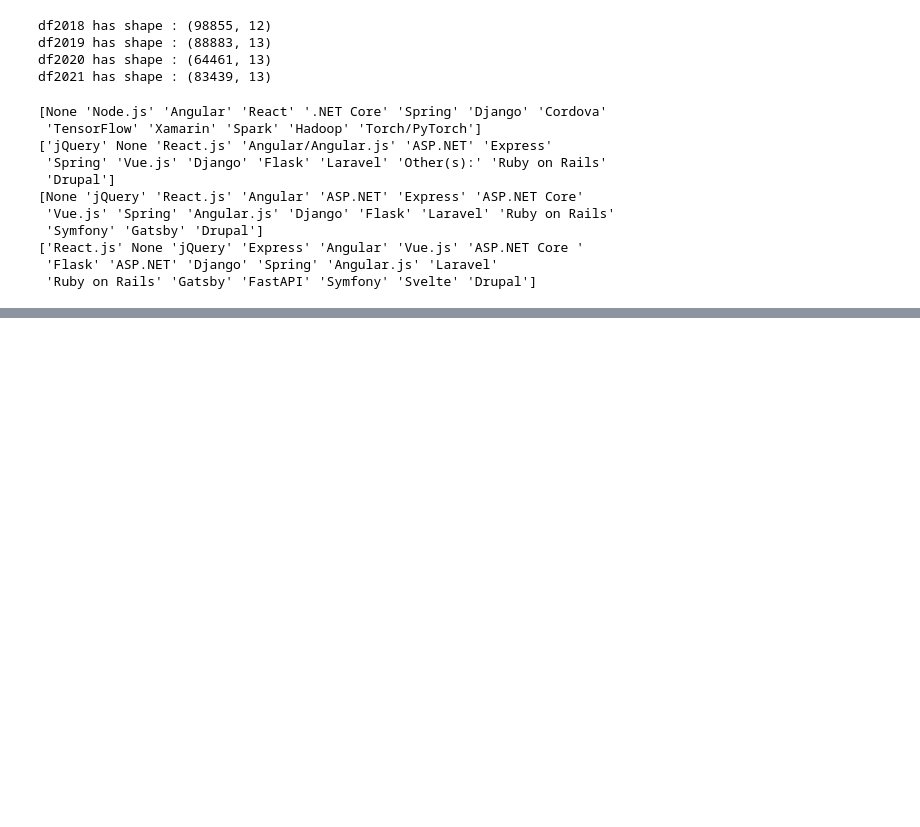
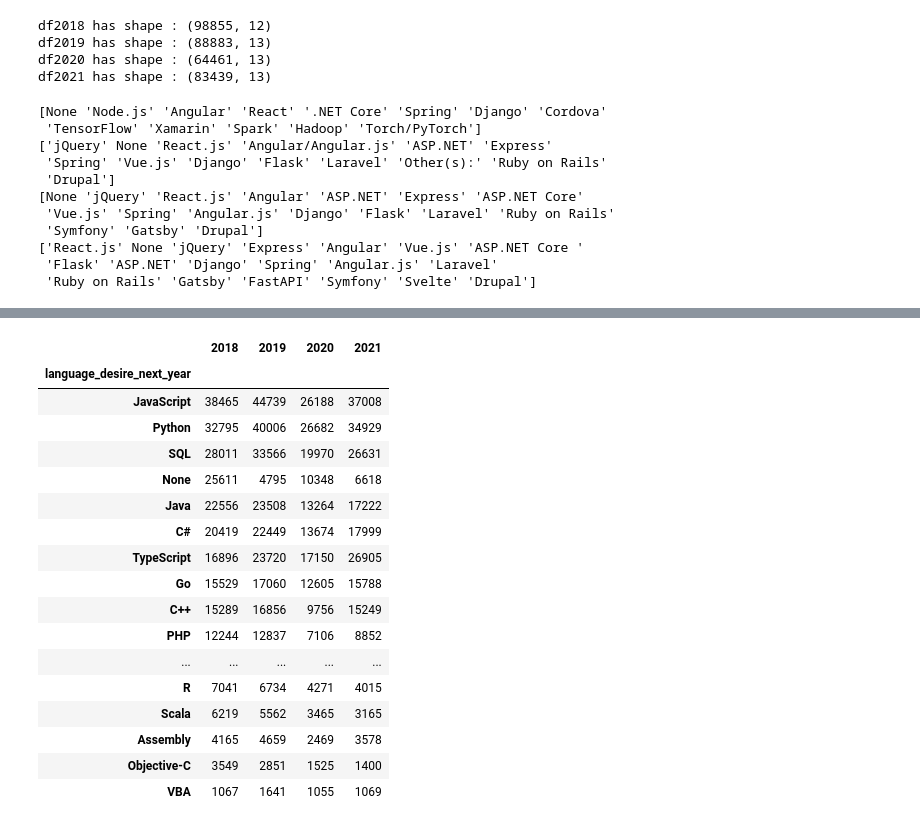
Before and after one commit to Zibusiso-Mangoye/sof_sa, a Jupyter notebook: notebooks/exploration.ipynb, the cells around one changed output, grey strips where cells are left out. Saved outputs shown, nothing was run; the diff lists cells and outputs as text; code cells hidden in the pictures; blank space fills up the shorter version.

```diff
--- a/notebooks/exploration.ipynb
+++ b/notebooks/exploration.ipynb
@@ -283,0 +356,39 @@ web_frameworks
+# %%
+# Languages
+df18 = count_unique_items_in_column(df2018, 'language_worked_with')
+df19 = count_unique_items_in_column(df2019, 'language_worked_with')
+df20 = count_unique_items_in_column(df2020, 'language_worked_with')
+df21 = count_unique_items_in_column(df2021, 'language_worked_with')
+l = [df18, df19, df20, df21]
+
+languages = _merge(l)
+
+# future_languages
+df18 = count_unique_items_in_column(df2018, 'language_desire_next_year')
+df19 = count_unique_items_in_column(df2019, 'language_desire_next_year')
+df20 = count_unique_items_in_column(df2020, 'language_desire_next_year')
+df21 = count_unique_items_in_column(df2021, 'language_desire_next_year')
+l = [df18, df19, df20, df21]
+
+future_languages = _merge(l)
+# %%
+future_languages
+# %% [output]
+|  | 2018 | 2019 | 2020 | 2021 |
+| language_desire_next_year |  |  |  |  |
+| JavaScript | 38465 | 44739 | 26188 | 37008 |
+| Python | 32795 | 40006 | 26682 | 34929 |
+| SQL | 28011 | 33566 | 19970 | 26631 |
+| None | 25611 | 4795 | 10348 | 6618 |
+| Java | 22556 | 23508 | 13264 | 17222 |
+| C# | 20419 | 22449 | 13674 | 17999 |
+| TypeScript | 16896 | 23720 | 17150 | 26905 |
+| Go | 15529 | 17060 | 12605 | 15788 |
+| C++ | 15289 | 16856 | 9756 | 15249 |
+| PHP | 12244 | 12837 | 7106 | 8852 |
+| ... | ... | ... | ... | ... |
+| R | 7041 | 6734 | 4271 | 4015 |
+| Scala | 6219 | 5562 | 3465 | 3165 |
+| Assembly | 4165 | 4659 | 2469 | 3578 |
+| Objective-C | 3549 | 2851 | 1525 | 1400 |
+| VBA | 1067 | 1641 | 1055 | 1069 |
```
Also changed, not shown: parts of 23 cells of this notebook, 4 other files.
